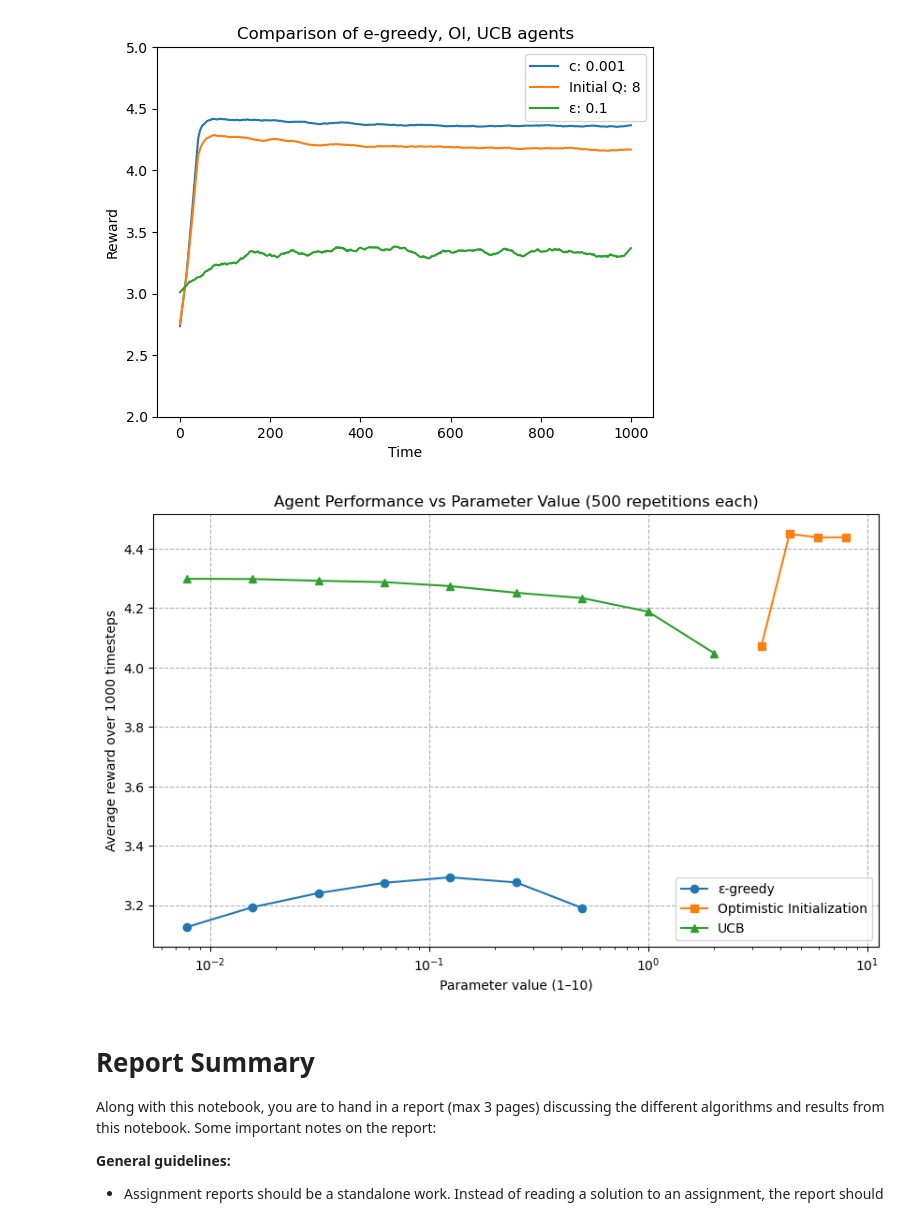
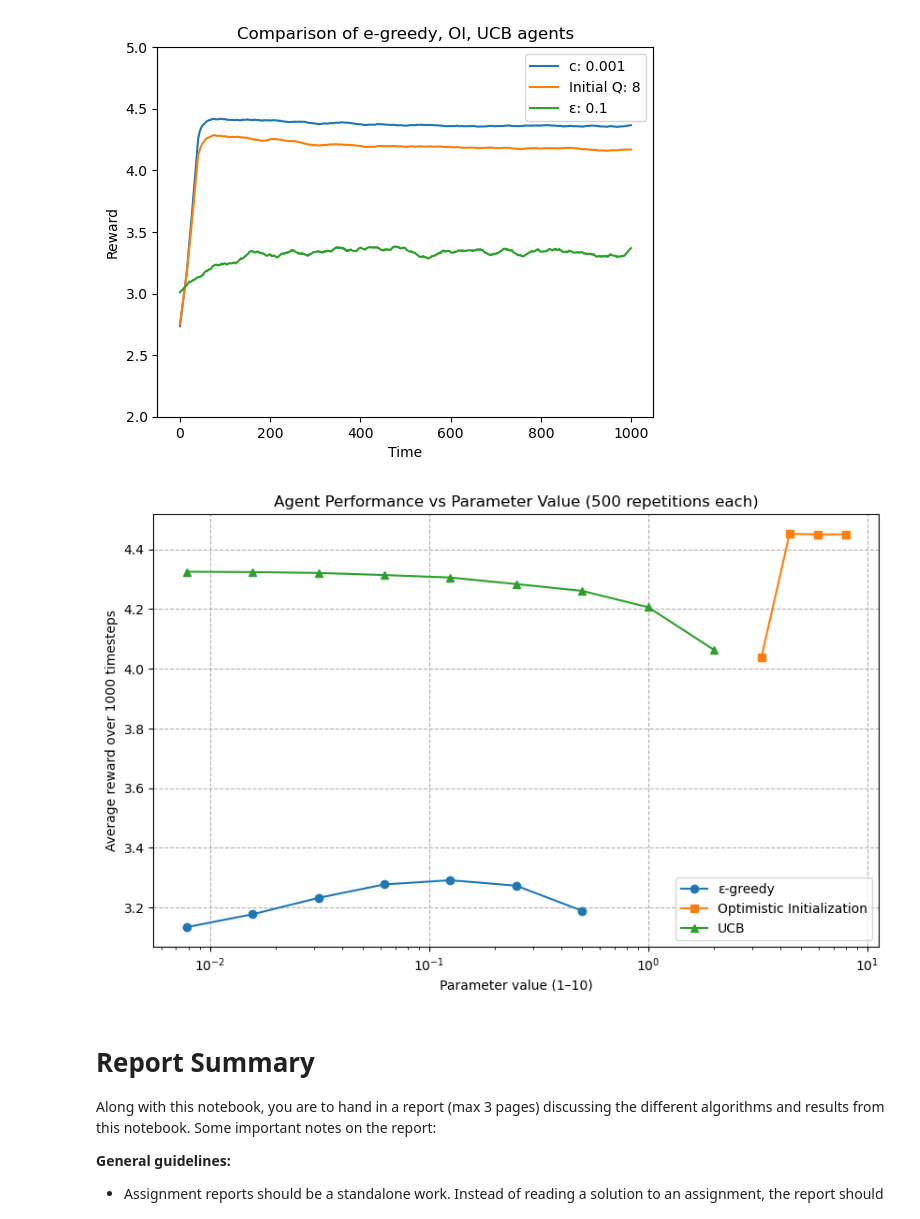
Before and after one commit to bokchoy19/intro_to_rl_assignments, a Jupyter notebook: RL_Bachelor_Assignment_1A_(2026).ipynb, the cells around one changed output. Cells and saved outputs as stored; diff of their text form; code cells hidden in the pictures.

```diff
--- a/RL_Bachelor_Assignment_1A_(2026).ipynb
+++ b/RL_Bachelor_Assignment_1A_(2026).ipynb
@@ -588,22 +588,20 @@ plot.ax.set_ylim(2, 5)
 (2.0, 5.0)
 [figure]
 # %%
-# --- Parameters ---
-n_actions = 24
+n_actions = 25
 n_timesteps = 1000
 n_repetitions = 500  # how many repetitions per parameter
 
-# Integer parameters 1–10
 epsilon_values = np.logspace(np.log2(1/128), np.log2(8), 11, base=2)
 initial_values = np.logspace(np.log2(1), np.log2(8), 8, base=2)
 c_values       = np.logspace(np.log2(1/128), np.log2(8), 11, base=2)
 
-# Thresholds
+#to filter graph
 threshold_egreedy = 3
 threshold_OI      = 3.9
 threshold_UCB     = 3.9
 
-# --- Environment ---
+#copy paste so its easy to see
 class MovieRecommenderBandit:
     def __init__(self, n_actions):
         self.MIN_SCORE = 1.0
@@ -618,7 +616,7 @@ class MovieRecommenderBandit:
         std = self.std_movie_ratings[action]
         return np.clip(np.random.normal(mean, std), self.MIN_SCORE, self.MAX_SCORE)
 
-# --- Helper to run any agent ---
+#helper to help run experiments
 def run_agent(agent, n_timesteps=n_timesteps):
     env = MovieRecommenderBandit(agent.n_actions)
     rewards = []
@@ -632,17 +630,15 @@ def run_agent(agent, n_timesteps=n_timesteps):
         rewards.append(reward)
     return np.mean(rewards)
 
-# --- Store averages for plotting ---
+#to help plot this
 egreedy_plot = []
 epsilon_plot = []
-
 OI_plot = []
 initial_plot = []
-
 UCB_plot = []
 c_plot = []
 
-# --- Run e-greedy experiments ---
+#Epsilon-greedy experiments
 for e in epsilon_values:
     rewards = []
     for rep in range(n_repetitions):
@@ -654,7 +650,7 @@ for e in epsilon_values:
         epsilon_plot.append(e)
         egreedy_plot.append(avg_reward)
 
-# --- Run Optimistic Initialization experiments ---
+#OI experiments
 for q0 in initial_values:
     rewards = []
     for rep in range(n_repetitions):
@@ -663,36 +659,36 @@ for q0 in initial_values:
         rewards.append(run_agent(agent))
     avg_reward = np.mean(rewards)
     if avg_reward >= threshold_OI:
         initial_plot.append(q0)
         OI_plot.append(avg_reward)
 
-# --- Run UCB experiments ---
+#UCB experiments
 for c in c_values:
     rewards = []
     for rep in range(n_repetitions):
         np.random.seed(rep)
         agent = UCBAgent(n_actions, c=c)
         rewards.append(run_agent(agent))
     avg_reward = np.mean(rewards)
     if avg_reward >= threshold_UCB:
         c_plot.append(c)
         UCB_plot.append(avg_reward)
 
-# --- Plot ---
+#plotting
 plt.figure(figsize=(10,6))
 plt.plot(epsilon_plot, egreedy_plot, 'o-', label='ε-greedy')
 plt.plot(initial_plot, OI_plot, 's-', label='Optimistic Initialization')
 plt.plot(c_plot, UCB_plot, '^-', label='UCB')
 
 plt.xlabel('Parameter value (1–10)')
 plt.ylabel('Average reward over 1000 timesteps')
 plt.title('Agent Performance vs Parameter Value (500 repetitions each)')
 plt.legend()
 plt.xscale('log')
 plt.grid(True, ls="--")
 plt.show()
 # %% [output]
-[figure, old version]
+[figure, new version]
 # %% [markdown]
 # Report Summary
 
```
Also changed, not shown: 4 other files.
